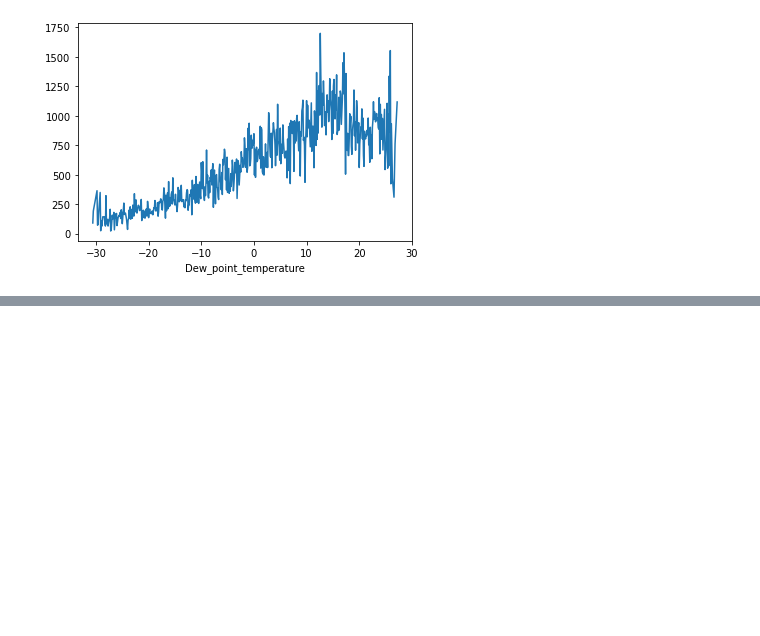
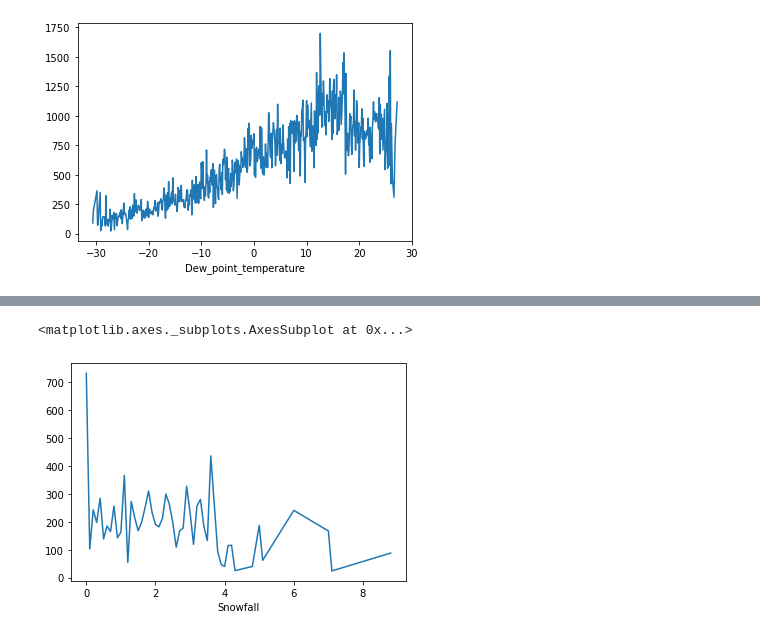
Before and after one commit to Anas182000/BIKE-SHARING-DEMAND-PREDICTION, a Jupyter notebook: Copy_of_Bike_Sharing_Demand_Prediction_Capstone_Project.ipynb, the cells around one changed output, grey strips where cells are left out. Saved outputs shown, nothing was run; the diff lists cells and outputs as text; code cells hidden in the pictures; blank space fills up the shorter version.

```diff
--- a/Copy_of_Bike_Sharing_Demand_Prediction_Capstone_Project.ipynb
+++ b/Copy_of_Bike_Sharing_Demand_Prediction_Capstone_Project.ipynb
@@ -325,0 +362,6 @@ df_copy.groupby('Dew_point_temperature').mean()['Rented_Bike_Count'].plot()
+# %%
+#print the plot to analyze the relationship between "Rented_Bike_Count" and "Snowfall"
+df_copy.groupby('Snowfall').mean()['Rented_Bike_Count'].plot()
+# %% [output]
+<matplotlib.axes._subplots.AxesSubplot at 0x...>
+[figure, added]
```
Also changed, not shown: parts of 20 cells of this notebook.
